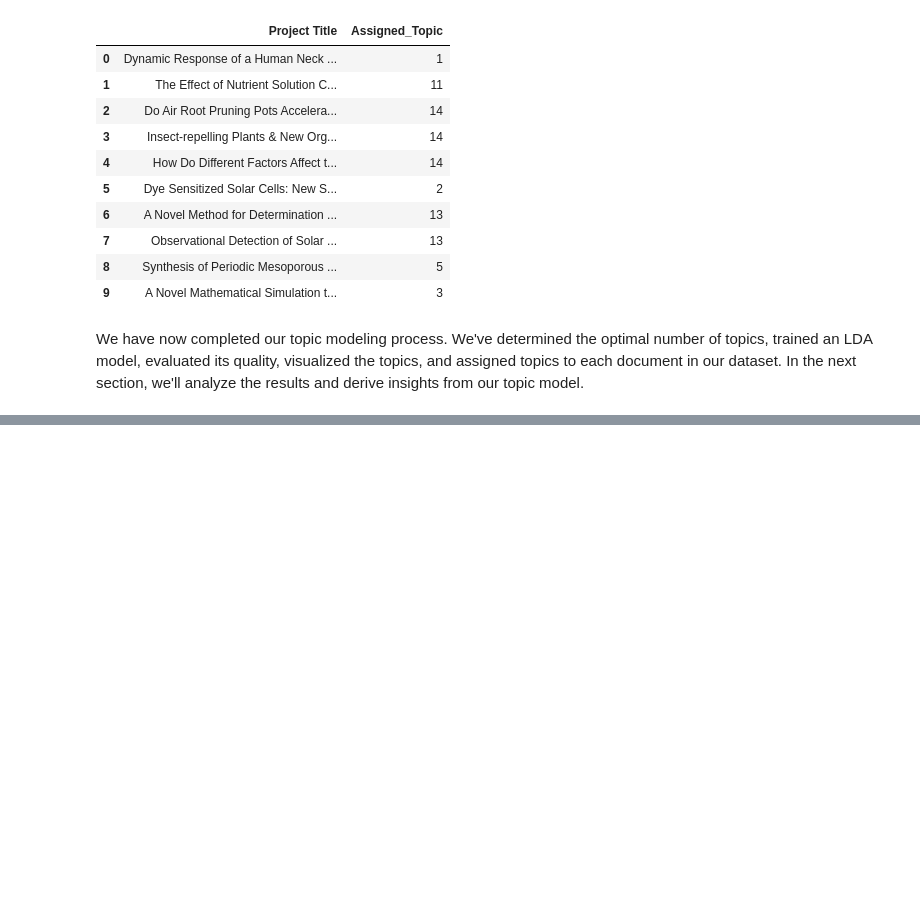
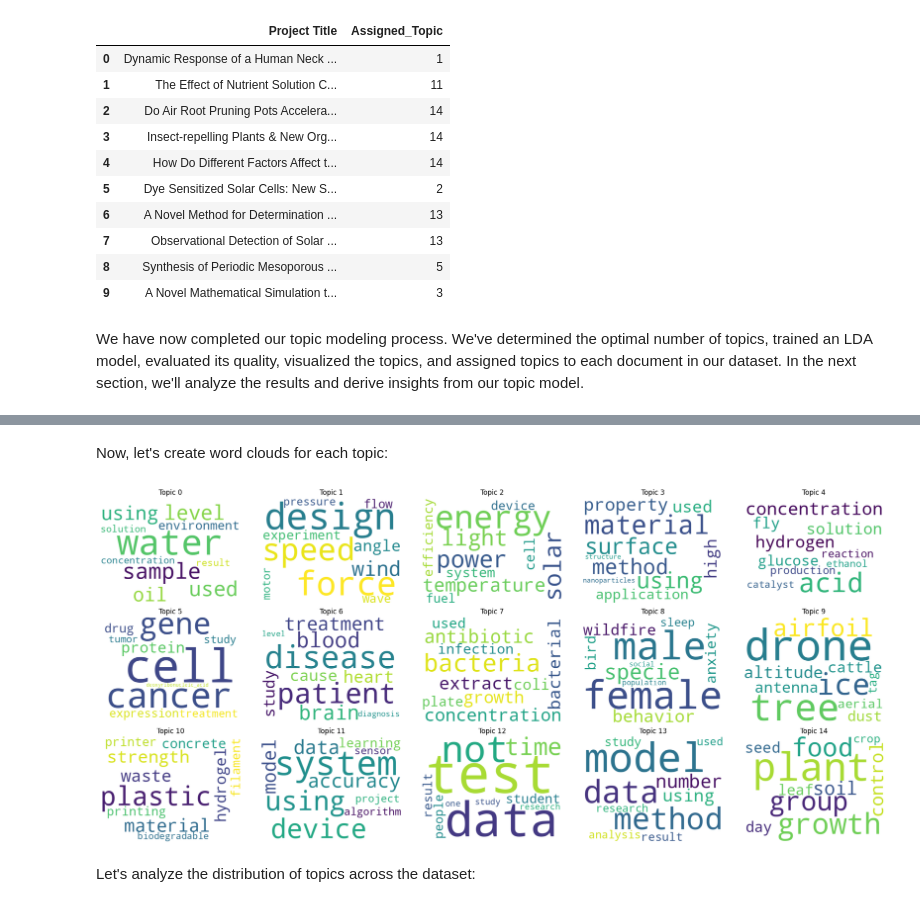
Before and after one commit to rixmape/isef-explorer, a Jupyter notebook: notebooks/lda-topic-modeling.ipynb, the cells around one changed output, grey strips where cells are left out. Drawn from its saved outputs; the diff is of its cells as text; code cells hidden in the pictures; blank space fills up the shorter version.

Commit message:
Add topic modeling result analysis

```diff
--- a/notebooks/lda-topic-modeling.ipynb
+++ b/notebooks/lda-topic-modeling.ipynb
@@ -979,0 +1010,3 @@ df.to_csv("../data/isef_projects_with_topic_labels.csv")
+# %%
+# %%
+top_words = get_top_words_per_topic(lda_model)
@@ -979,0 +1029,44 @@ df.to_csv("../data/isef_projects_with_topic_labels.csv")
+# %% [markdown]
+ Now, let's create word clouds for each topic:
+# %%
+# %%
+def create_topic_wordclouds(
+    top_words: Dict[int, List[Tuple[str, float]]],
+    n_cols: int = 5,
+) -> None:
+    """
+    Create and display word clouds for each topic.
+
+    Args:
+        top_words (Dict[int, List[Tuple[str, float]]]): Dictionary of top words per topic
+        n_cols (int): Number of columns in the plot grid
+    """
+    n_topics = len(top_words)
+    n_rows = (n_topics - 1) // n_cols + 1
+
+    fig, axes = plt.subplots(n_rows, n_cols, figsize=(4 * n_cols, 3 * n_rows))
+    axes = axes.flatten()
+
+    for i, (topic_id, words) in enumerate(top_words.items()):
+        word_dict = dict(words)
+        wordcloud = WordCloud(
+            width=400, height=300, background_color="white"
+        ).generate_from_frequencies(word_dict)
+
+        ax = axes[i]
+        ax.imshow(wordcloud, interpolation="bilinear")
+        ax.set_title(f"Topic {topic_id}")
+        ax.axis("off")
+
+    for j in range(i + 1, len(axes)):
+        axes[j].axis("off")
+
+    plt.tight_layout()
+    plt.show()
+# %%
+# %%
+create_topic_wordclouds(top_words)
+# %% [output]
+[figure, added]
+# %% [markdown]
+ Let's analyze the distribution of topics across the dataset:
```
Also changed, not shown: parts of 21 cells of this notebook, 1 other file.
